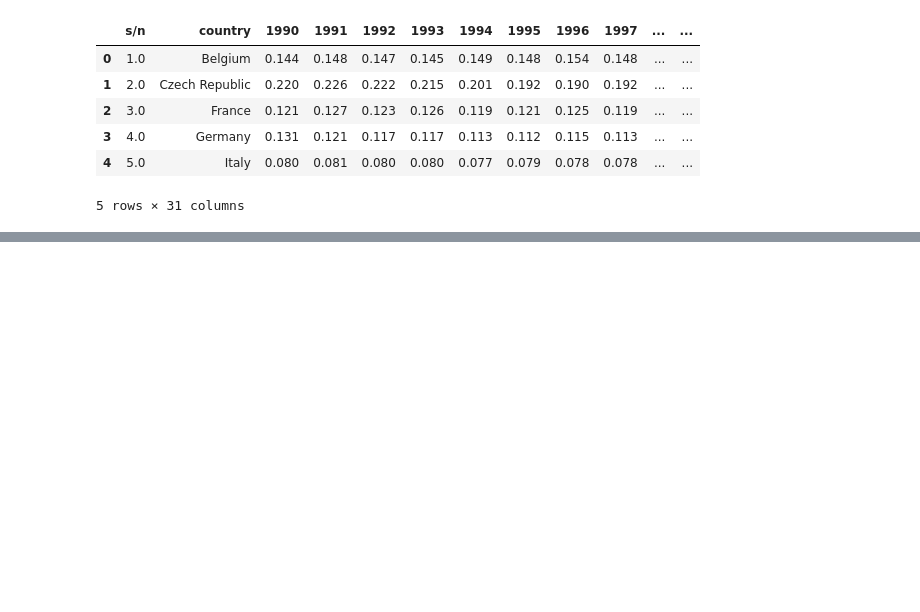
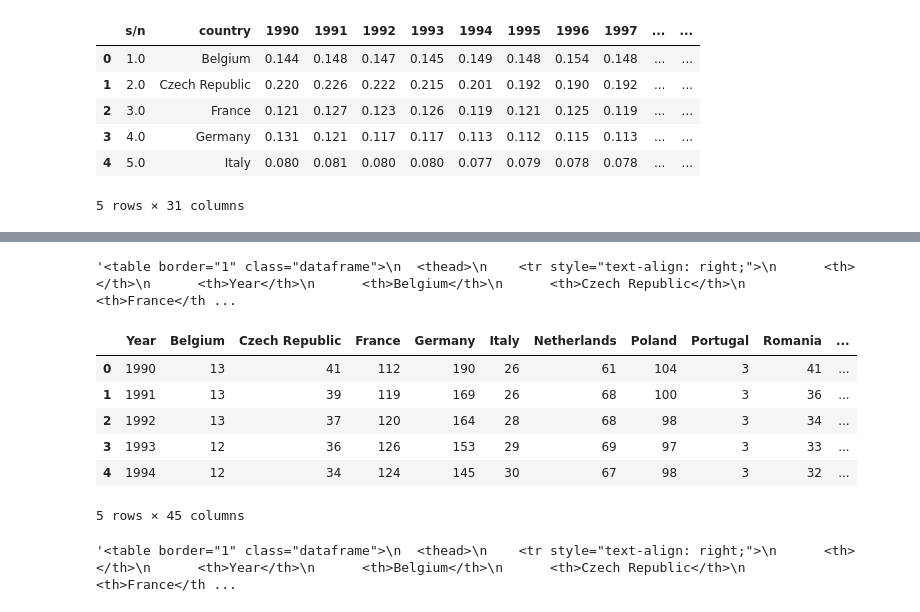
Before and after one commit to tonitiri/Project2, a Jupyter notebook: Templates/Project2.ipynb, the cells around one changed output, grey strips where cells are left out. Saved outputs shown, nothing was run; the diff lists cells and outputs as text; code cells hidden in the pictures; blank space fills up the shorter version.

```diff
--- a/Templates/Project2.ipynb
+++ b/Templates/Project2.ipynb
@@ -408,0 +367,9 @@ for _, row in data_file_pd6.iterrows():
+# %%
+from pandas import *
+import seaborn as sns
+from IPython.display import HTML
+#convert dataframe to HTML
+html_table = data_file_pd7.to_html()
+html_table
+# %% [output]
+'<table border="1" class="dataframe">\n  <thead>\n    <tr style="text-align: right;">\n      <th></th>\n      <th>Year</th>\n      <th>Belgium</th>\n      <th>Czech Republic</th>\n      <th>France</th ...
@@ -408,0 +455,21 @@ for _, row in data_file_pd6.iterrows():
+# %%
+# Save path to data set in a variable
+data_file8 = "C:\\Users\\taiwo\\OneDrive\\Desktop\\PREWORK_TO\\Module 16\\Project2\\Data Files\\TEP2.csv"
+# %%
+# Use Pandas to read data
+data_file_pd8 = pd.read_csv(data_file8)
+data_file_pd8.head()
+# %% [output]
+|  | Year | Belgium | Czech Republic | France | Germany | Italy | Netherlands | Poland | Portugal | Romania | ... |
+| 0 | 1990 | 13 | 41 | 112 | 190 | 26 | 61 | 104 | 3 | 41 | ... |
+| 1 | 1991 | 13 | 39 | 119 | 169 | 26 | 68 | 100 | 3 | 36 | ... |
+| 2 | 1992 | 13 | 37 | 120 | 164 | 28 | 68 | 98 | 3 | 34 | ... |
+| 3 | 1993 | 12 | 36 | 126 | 153 | 29 | 69 | 97 | 3 | 33 | ... |
+| 4 | 1994 | 12 | 34 | 124 | 145 | 30 | 67 | 98 | 3 | 32 | ... |
+5 rows × 45 columns
+# %%
+#convert dataframe to HTML- TEP2
+html_table = data_file_pd8.to_html()
+html_table
+# %% [output]
+'<table border="1" class="dataframe">\n  <thead>\n    <tr style="text-align: right;">\n      <th></th>\n      <th>Year</th>\n      <th>Belgium</th>\n      <th>Czech Republic</th>\n      <th>France</th ...
```
Also changed, not shown: parts of 20 cells of this notebook, 5 other files.
